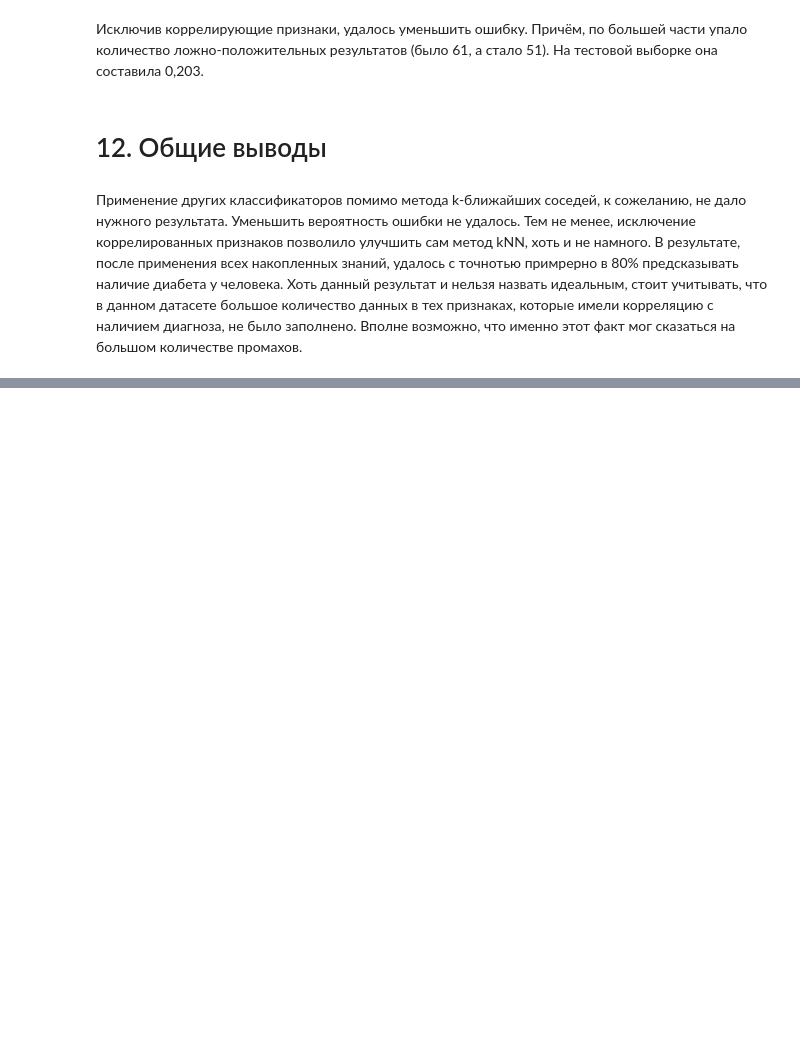
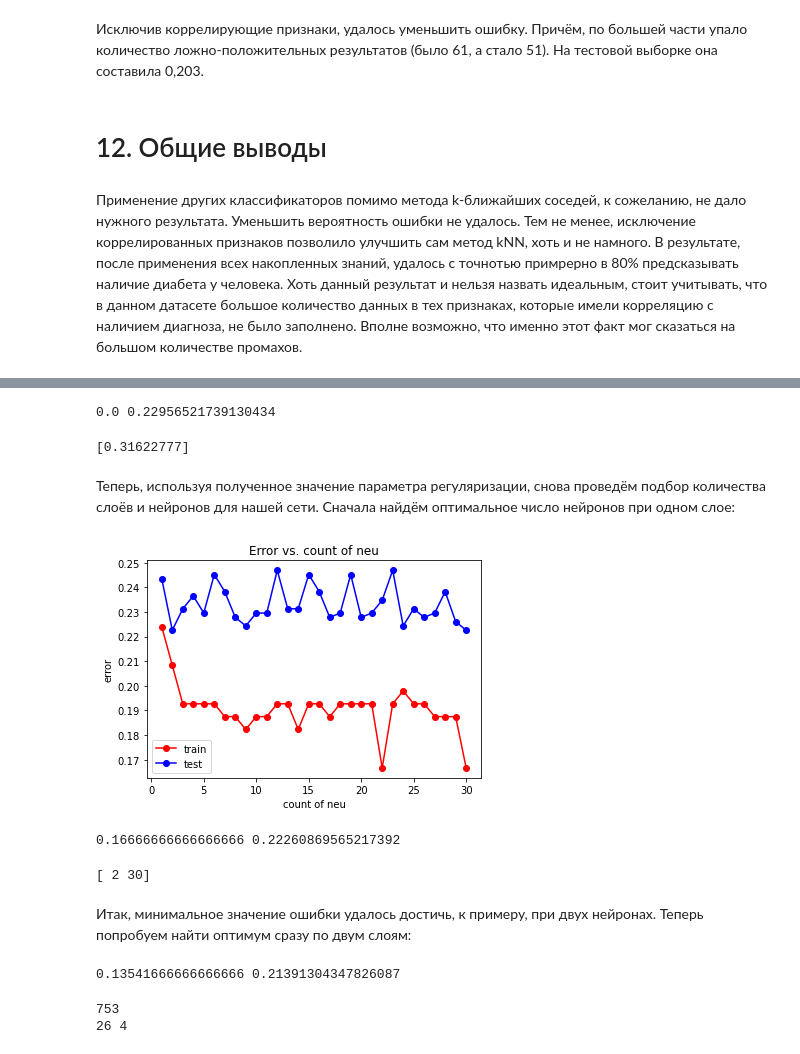
Before and after one commit to 381706LembrikovStepan/MachineLearning, a Jupyter notebook: Diabet_first_homework.ipynb, the cells around one changed output, grey strips where cells are left out. Cells and saved outputs as stored; diff of their text form; code cells hidden in the pictures; blank space fills up the shorter version.

```diff
--- a/Diabet_first_homework.ipynb
+++ b/Diabet_first_homework.ipynb
@@ -586,0 +641,53 @@ pass
+# %%
+min_train_err = np.min(train_err)
+min_test_err = np.min(test_err)
+print(min_train_err, min_test_err)
+# %% [output]
+0.0 0.22956521739130434
+# %%
+alpha_opt = alpha_arr[test_err == min_test_err]
+print(alpha_opt)
+# %% [output]
+[0.31622777]
+# %%
+alpha_opt = alpha_opt[0]
+# %% [markdown]
+Теперь, используя полученное значение параметра регуляризации, снова проведём подбор количества слоёв и нейронов для нашей сети. Сначала найдём оптимальное число нейронов при одном слое:
+# %%
+from sklearn.neural_network import MLPClassifier
+hidden_layer = np.arange(1, 31)
+test_err = []
+train_err = []
+for neu in hidden_layer:
+    mlp_model = MLPClassifier(alpha = alpha_opt, hidden_layer_sizes = (neu, ),
+                              solver = 'lbfgs', activation = 'logistic',
+                              random_state = 42, max_iter = 10000)
+    mlp_model.fit(X_train, y_train)
+
+    y_train_pred = mlp_model.predict(X_train)
+    y_test_pred = mlp_model.predict(X_test)
+    train_err.append(np.mean(y_train != y_train_pred))
+    test_err.append(np.mean(y_test != y_test_pred))
+# %%
+plt.plot(hidden_layer, train_err, 'r-o', label = 'train')
+plt.plot(hidden_layer, test_err, 'b-o', label = 'test')
+plt.title('Error vs. count of neu')
+plt.xlabel('count of neu')
+plt.ylabel('error')
+plt.legend()
+pass
+# %% [output]
+[figure, added]
+# %%
+min_train_err = np.min(train_err)
+min_test_err = np.min(test_err)
+print(min_train_err, min_test_err)
+# %% [output]
+0.16666666666666666 0.22260869565217392
+# %%
+neu_opt = hidden_layer[test_err == min_test_err]
+print(neu_opt)
+# %% [output]
+[ 2 30]
+# %% [markdown]
+Итак, минимальное значение ошибки удалось достичь, к примеру, при двух нейронах. Теперь попробуем найти оптимум сразу по двум слоям:
@@ -586,0 +717,19 @@ pass
+# %%
+min_train_err = np.min(train_err)
+min_test_err = np.min(test_err)
+print(min_train_err, min_test_err)
+# %% [output]
+0.13541666666666666 0.21391304347826087
+# %%
+index = 0
+for index_opt in range(900):
+    if test_err[index_opt] == min_test_err:
+        index = index_opt
+        break
+opt_neu_in_second_layer = index % 30
+opt_neu_in_first_layer = (index - opt_neu_in_second_layer) // 30
+print(index)
+print(opt_neu_in_first_layer + 1, opt_neu_in_second_layer + 1)
+# %% [output]
+753
+26 4
```
Also changed, not shown: parts of 18 cells of this notebook.
